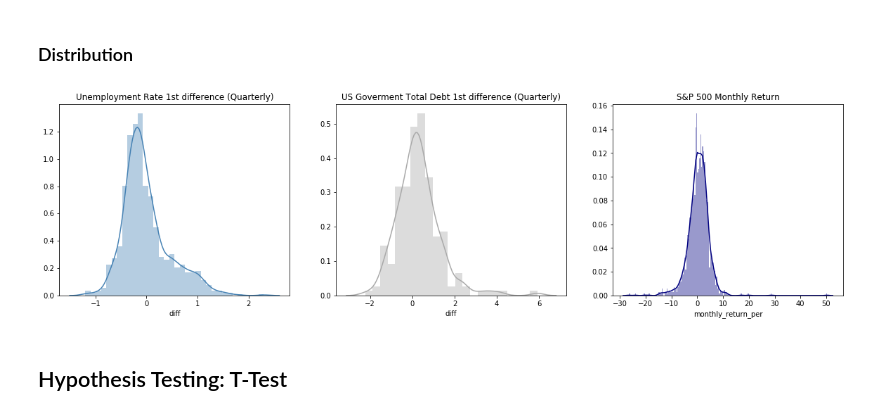
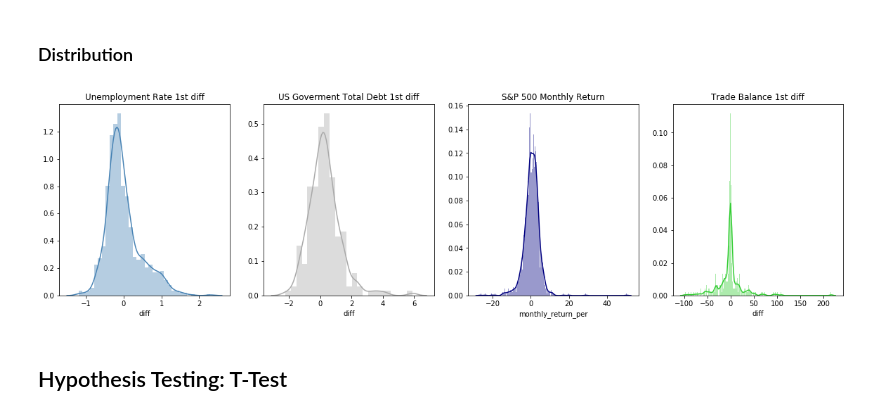
Before and after one commit to Carterbouley/mod_3_project, a Jupyter notebook: DONT_TOUCH.ipynb, the cells around one changed output. Saved outputs shown, nothing was run; the diff lists cells and outputs as text; code cells hidden in the pictures.

```diff
--- a/DONT_TOUCH.ipynb
+++ b/DONT_TOUCH.ipynb
@@ -121,4 +111,4 @@ balance['lag'] = balance['Value'].shift(1)
 to_drop = balance.iloc[:1]
 balance.drop(to_drop.index, axis=0, inplace=True)
 # %%
-balance['change_per'] = ((balance['Value']-balance['lag'])/balance['lag'])*100
+balance['diff'] = ((balance['Value']-balance['lag']))
@@ -262,15 +248,16 @@ To register the converters:
 # %% [markdown]
 ### Distribution
 # %%
-fig, (ax1, ax2, ax3) = plt.subplots(ncols=3, figsize=(20, 5))
+fig, (ax1, ax2, ax3, ax4) = plt.subplots(ncols=4, figsize=(20, 5))
 
-sns.distplot(u['diff'], ax=ax1, color='steelblue').set_title('Unemployment Rate 1st difference (Quarterly)')
-sns.distplot(debt['diff'], ax=ax2, color= 'darkgray').set_title('US Goverment Total Debt 1st difference (Quarterly)')
+sns.distplot(u['diff'], ax=ax1, color='steelblue').set_title('Unemployment Rate 1st diff')
+sns.distplot(debt['diff'], ax=ax2, color= 'darkgray').set_title('US Goverment Total Debt 1st diff')
 sns.distplot(sp['monthly_return_per'], ax=ax3, bins=200, color='navy').set_title('S&P 500 Monthly Return')
+sns.distplot(balance['diff'], ax=ax4, bins=200, color='limegreen', hist=True).set_title('Trade Balance 1st diff')
 
 plt.show()
 # %% [output]
-[figure, old version]
+[figure, new version]
 # %% [markdown]
 ## Hypothesis Testing: T-Test
 # %% [markdown]
```
Also changed, not shown: parts of 10 cells of this notebook.
